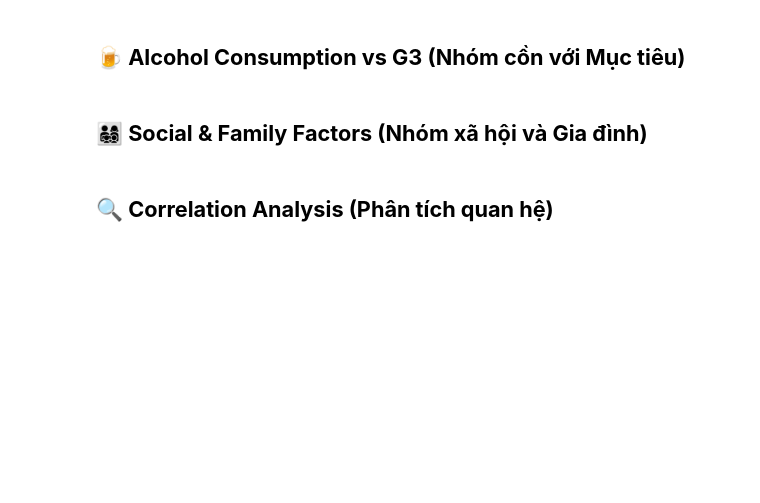
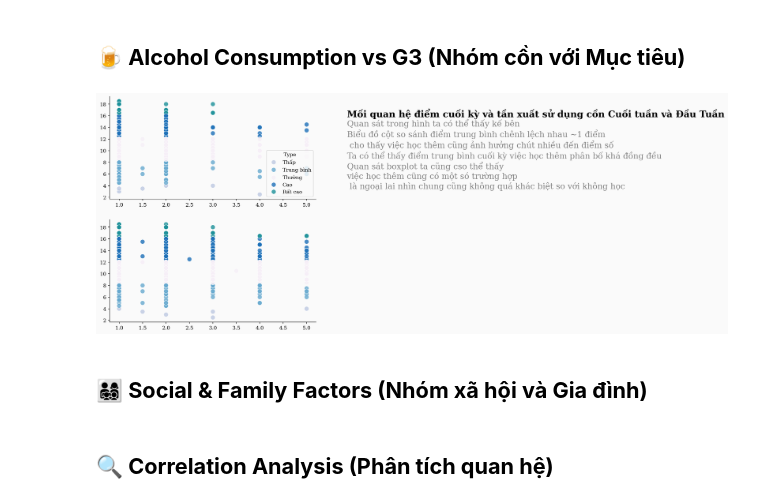
Before and after one commit to TienNguyen0712/student-alcohol-consumption-data-mining, a Jupyter notebook: notebooks/03_eda.ipynb, the cells around one changed output. Saved outputs shown, nothing was run; the diff lists cells and outputs as text; code cells hidden in the pictures; blank space fills up the shorter version.

```diff
--- a/notebooks/03_eda.ipynb
+++ b/notebooks/03_eda.ipynb
@@ -161,3 +286,67 @@ alcohol_lists = ["Dalc", "Walc", "Pstatus"]
+# %%
+student_merge["Type"] = pd.cut(
+    student_merge["G3"],
+    bins = [0, 4, 8, 12, 16, 20],
+    labels = ["Thấp", "Trung bình", "Thường", "Cao", "Rất cao"]
+)
+
+fig = plt.figure(figsize=(12, 8))
+gs = fig.add_gridspec(2, 2, height_ratios=[1, 1], width_ratios=[2, 1], hspace=0.2, wspace=0.2)
+
+ax0 = fig.add_subplot(gs[0, 0])
+ax1 = fig.add_subplot(gs[0, 1])
+ax2 = fig.add_subplot(gs[1, 0])
+
+
+sns.scatterplot(
+    ax=ax0,
+    data=student_merge,
+    x="Dalc",
+    y="G3",
+    hue="Type",
+    palette=palette,
+    alpha=0.8,
+    s=80
+)
+
+sns.scatterplot(
+    ax=ax2,
+    data=student_merge,
+    x="Walc",
+    y="G3",
+    hue="Type",
+    palette=palette,
+    legend=False,
+    alpha=0.8,
+    s=80
+)
+
+for s in ['top', 'right']:
+    ax0.spines[s].set_visible(False)
+    ax2.spines[s].set_visible(False)
+
+plt.suptitle("")
+ax1.axis('off')  # Ẩn trục
+
+ax0.set_xlabel("")
+ax0.set_ylabel("")
+ax2.set_xlabel("")
+ax2.set_ylabel("")
+
+
+ax1.text(0, 0.8,
+             "Mối quan hệ điểm cuối kỳ và tần xuất sử dụng cồn Cuối tuần và Đầu Tuần",
+             fontsize=18, fontweight='bold', fontfamily='serif')
+
+ax1.text(0, 0.1,
+             "Quan sát trong hình ta có thể thấy kế bên\nBiểu đồ cột so sánh điểm trung bình chênh lệch nhau ~1 điểm\n cho thấy việc học thêm cũng ảnh hưởng chút nhiều đến điểm số\n"
+             "Ta có thể thấy điểm trung bình cuối kỳ việc học thêm phân bố khá đồng đều\n"
+             "Quan sát boxplot ta cũng cso thể thấy \nviệc học thêm cũng có một só trường hợp\n là ngoại lai nhìn chung cũng không quá khác biệt so với không học",
+             fontsize=16,  color="gray")
+
+plt.show()
+# %% [output]
+[figure, added]
 # %% [markdown]
 ## **👨‍👩‍👧‍👦 Social & Family Factors (Nhóm xã hội và Gia đình)**
 # %%
```
Also changed, not shown: parts of 7 cells of this notebook.
